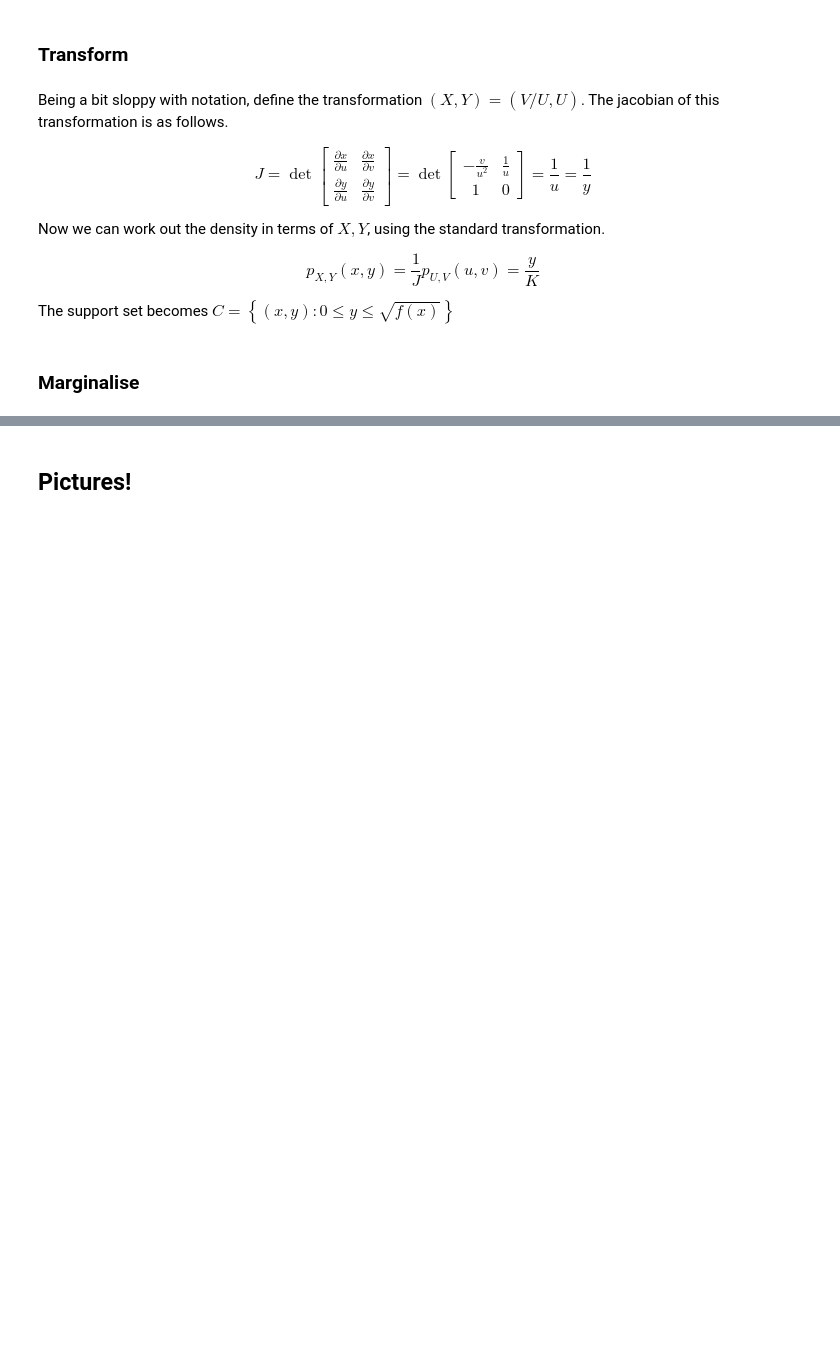
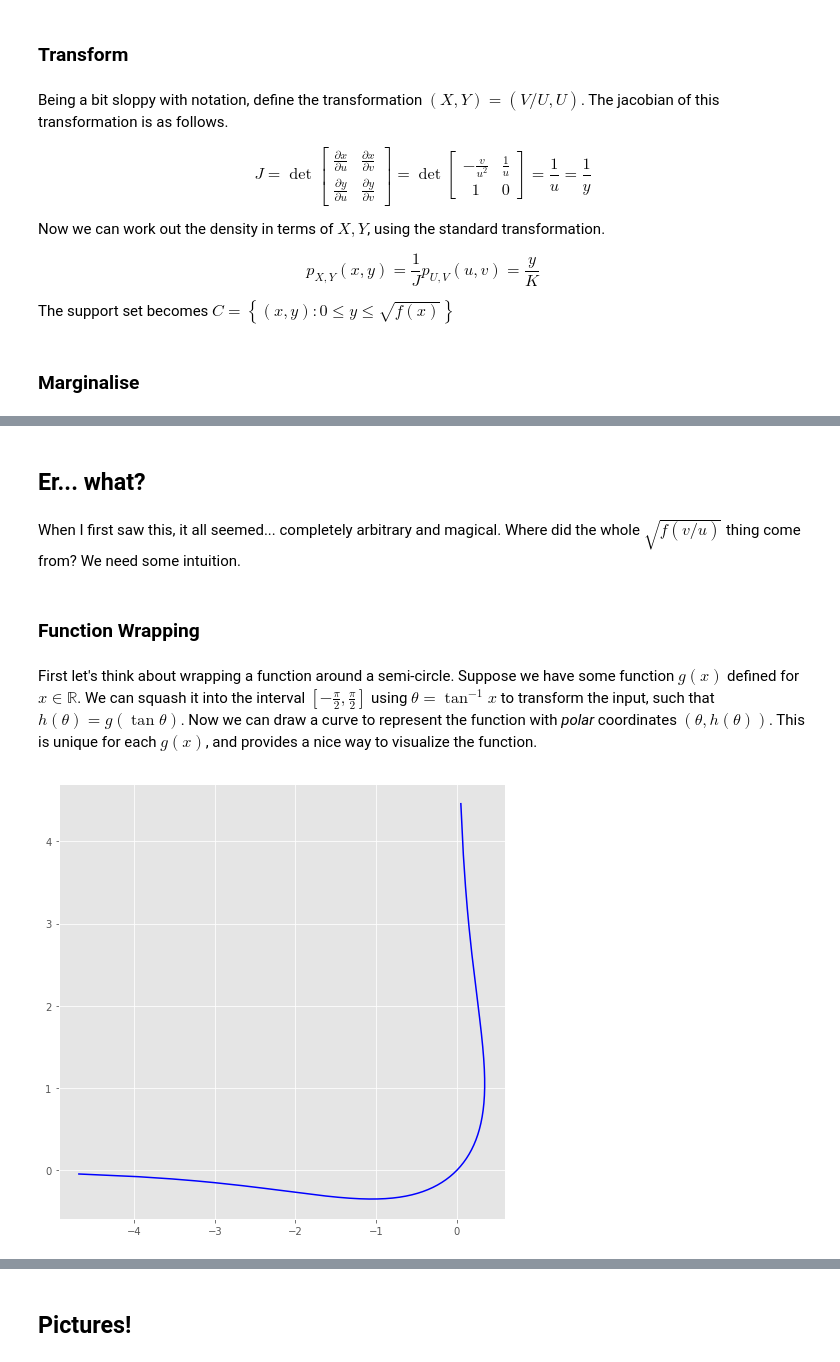
Before and after one commit to drpeteb/ratio-of-uniforms-sampling, a Jupyter notebook: ratio-of-uniforms-sampling.ipynb, the cells around one changed output, grey strips where cells are left out. Drawn from its saved outputs; the diff is of its cells as text; code cells hidden in the pictures; blank space fills up the shorter version.

```diff
--- a/ratio-of-uniforms-sampling.ipynb
+++ b/ratio-of-uniforms-sampling.ipynb
@@ -69,3 +69,34 @@ Neat. Finally, since $\int p_X(x) dx = 1$, we _must_ have had $K = \frac{1}{2}$
 $$
 p_X(x) = f(x)
 $$
+# %% [markdown]
+## Er... what?
+# %% [markdown]
+When I first saw this, it all seemed... completely arbitrary and magical. Where did the whole $\sqrt{f(v/u)}$ thing come from? We need some intuition.
+# %% [markdown]
+### Function Wrapping
+# %% [markdown]
+First let's think about wrapping a function around a semi-circle. Suppose we have some function $g(x)$ defined for $x \in \mathbb{R}$. We can squash it into the interval $\left[-\frac{\pi}{2}, \frac{\pi}{2}\right]$ using $\theta = \tan^{-1} x$ to transform the input, such that $h(\theta) = g(\tan \theta)$. Now we can draw a curve to represent the function with _polar_ coordinates $(\theta, h(\theta))$. This is unique for each $g(x)$, and provides a nice way to visualize the function.
+# %%
+def draw_function_wrapped_around(f):
+
+    # Make a grid for theta
+    nearly_pi_on_two = np.pi/2 - 0.01
+    th_range = np.arange(-nearly_pi_on_two, nearly_pi_on_two, 0.01)
+
+    # Calculate h
+    t_range = [np.tan(th) for th in th_range]
+    h_range = [f(t) for t in t_range]
+
+    # Convert to cartesian for plotting
+    x_range = [h * np.cos(th) for (th, h) in zip(th_range, h_range)]
+    y_range = [h * np.sin(th) for (th, h) in zip(th_range, h_range)]
+
+    fig = plt.figure(figsize=(8,8))
+    ax = fig.add_subplot(1, 1, 1)
+    ax.plot(x_range, y_range, 'b')
+# %%
+# Logarithm
+draw_function_wrapped_around(lambda x: np.log(x))
+# %% [output]
+[figure, added]
```
Also changed, not shown: parts of 13 cells of this notebook.
